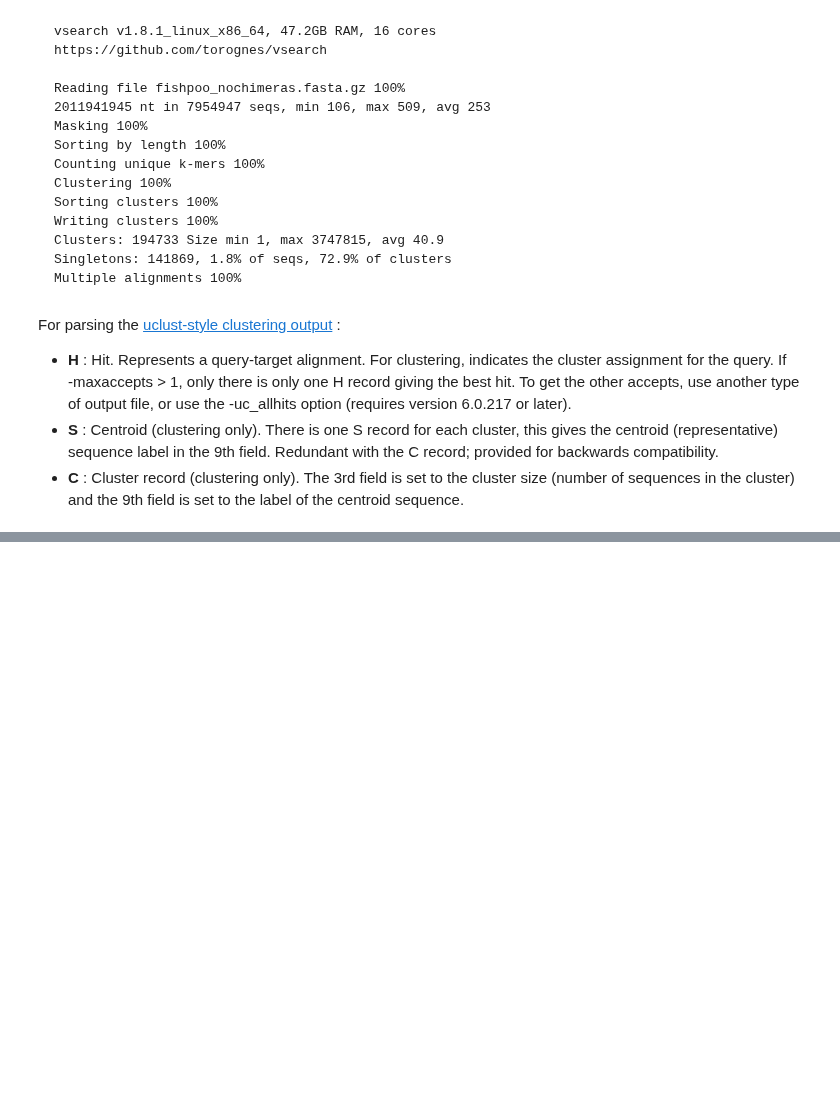
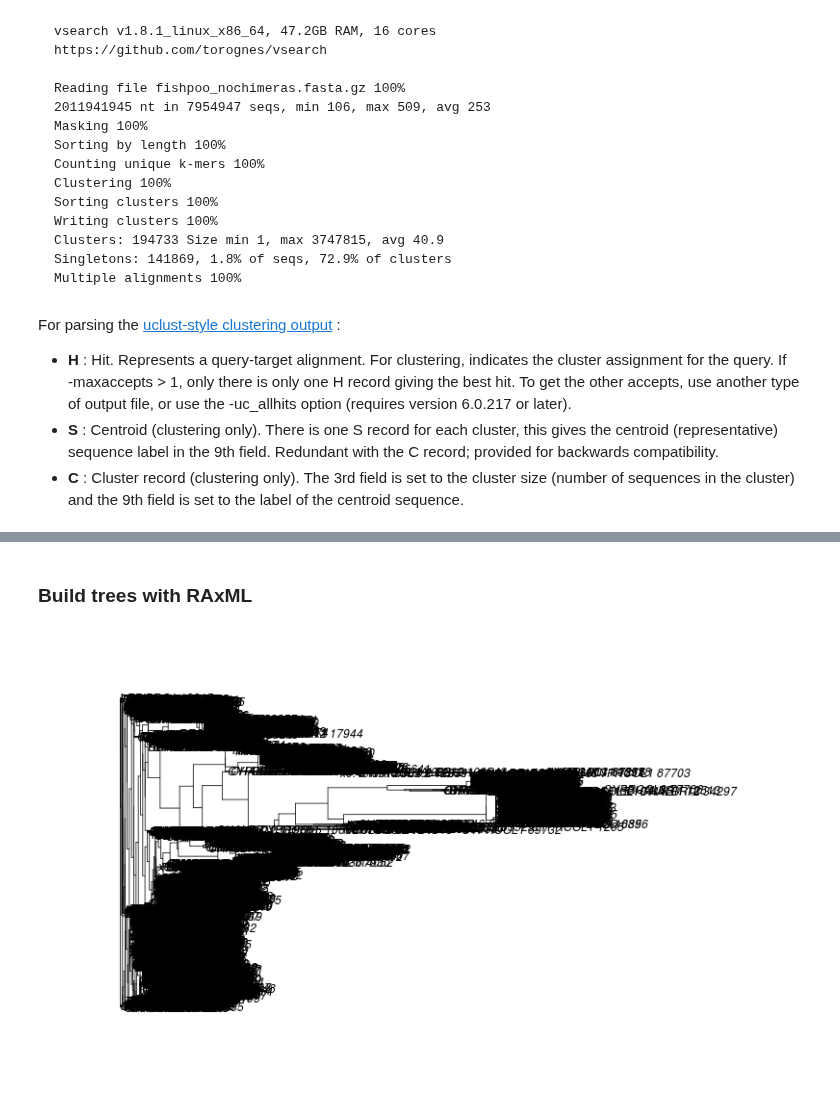
Before and after one commit to ryneches/fishpoo, a Jupyter notebook: fishpoo.ipynb, the cells around one changed output, grey strips where cells are left out. Saved outputs shown, nothing was run; the diff lists cells and outputs as text; code cells hidden in the pictures; blank space fills up the shorter version.

```diff
--- a/fishpoo.ipynb
+++ b/fishpoo.ipynb
@@ -170,0 +201,2 @@ OTUs[otu].count(sample)
+# %% [markdown]
+### Build trees with RAxML
@@ -170,0 +212,8 @@ OTUs[otu].count(sample)
+# %%
+%%R -w 800 -h 480 -u px
+library(ape)
+
+otu_tree <- read.tree("RAxML_bestTree.fishpoo_ssu.raxml")
+plot(otu_tree)
+# %% [output]
+[figure, added]
```
Also changed, not shown: parts of 11 cells of this notebook.
